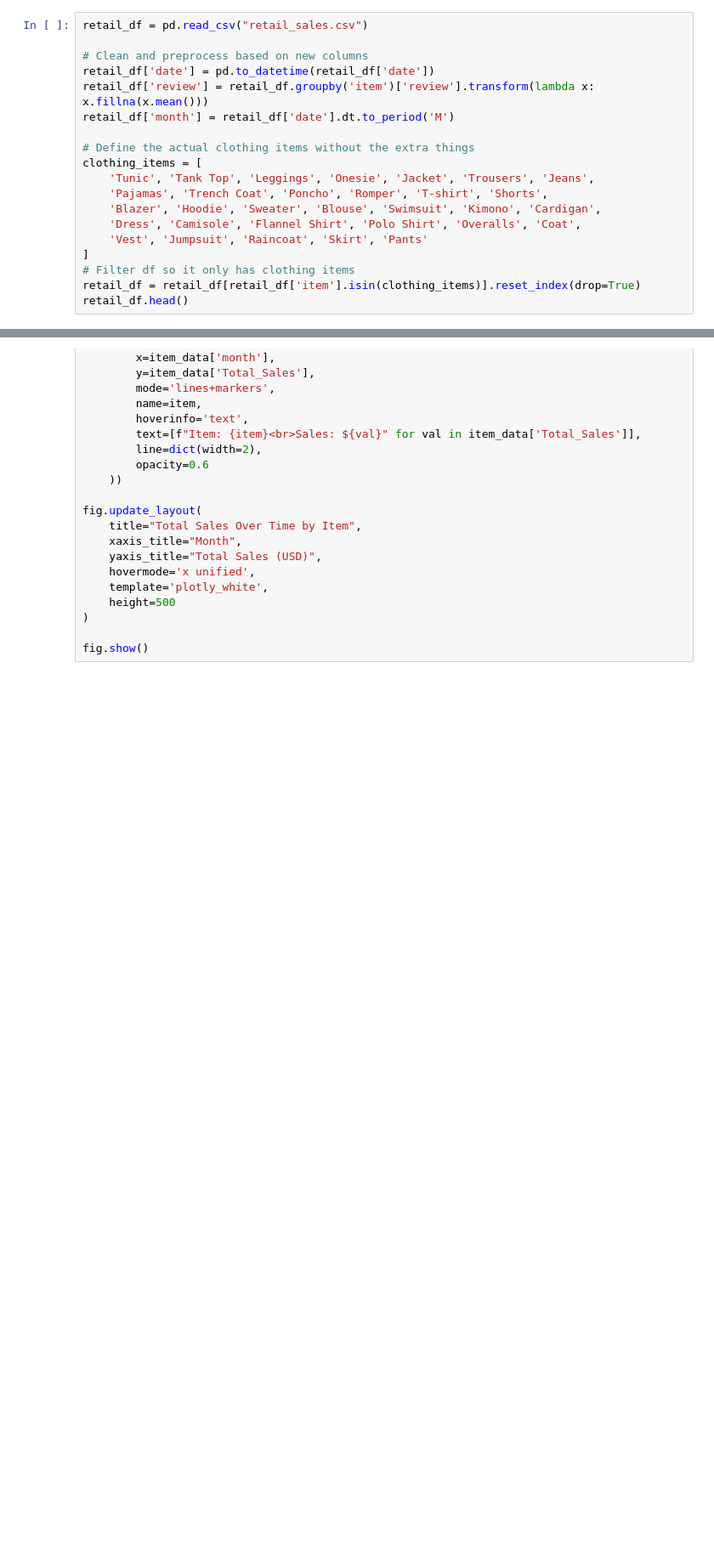
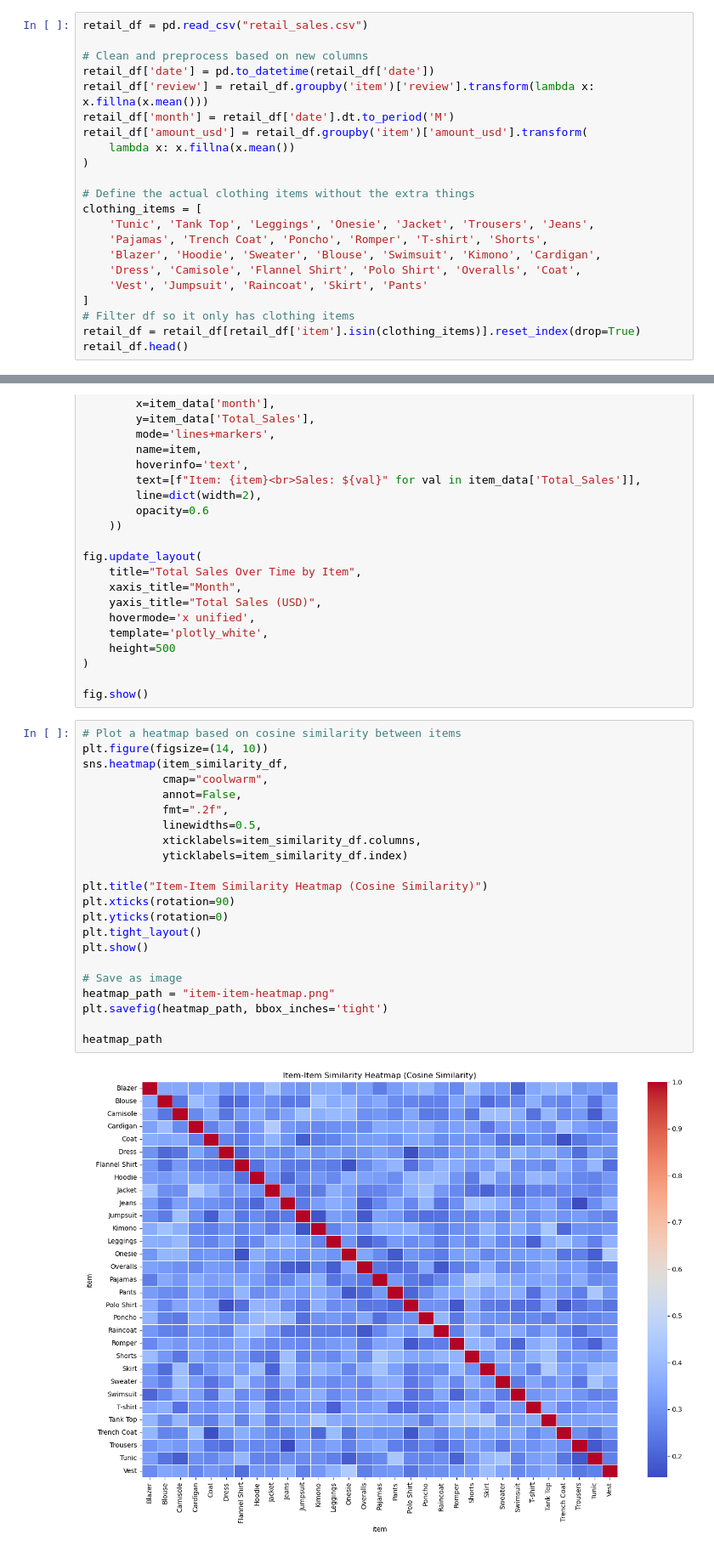
Before and after one commit to vivianli1337/ds4420_project, a Jupyter notebook: collab_series.ipynb, the cells around one changed output, grey strips where cells are left out. Shown at 85% size. Cells and saved outputs as stored; diff of their text form; blank space fills up the shorter version.

Commit message:
charts

```diff
--- a/collab_series.ipynb
+++ b/collab_series.ipynb
@@ -11,6 +30,9 @@ retail_df = pd.read_csv("retail_sales.csv")
 retail_df['date'] = pd.to_datetime(retail_df['date'])
 retail_df['review'] = retail_df.groupby('item')['review'].transform(lambda x: x.fillna(x.mean()))
 retail_df['month'] = retail_df['date'].dt.to_period('M')
+retail_df['amount_usd'] = retail_df.groupby('item')['amount_usd'].transform(
+    lambda x: x.fillna(x.mean())
+)
 
 # Define the actual clothing items without the extra things
 clothing_items = [
@@ -104,3 +126,27 @@ fig.update_layout(
 )
 
 fig.show()
+# %%
+# Plot a heatmap based on cosine similarity between items
+plt.figure(figsize=(14, 10))
+sns.heatmap(item_similarity_df,
+            cmap="coolwarm",
+            annot=False,
+            fmt=".2f",
+            linewidths=0.5,
+            xticklabels=item_similarity_df.columns,
+            yticklabels=item_similarity_df.index)
+
+plt.title("Item-Item Similarity Heatmap (Cosine Similarity)")
+plt.xticks(rotation=90)
+plt.yticks(rotation=0)
+plt.tight_layout()
+plt.show()
+
+# Save as image
+heatmap_path = "item-item-heatmap.png"
+plt.savefig(heatmap_path, bbox_inches='tight')
+
+heatmap_path
+# %% [output]
+[figure, added]
```
Also changed, not shown: parts of 13 cells of this notebook, 2 other files.
